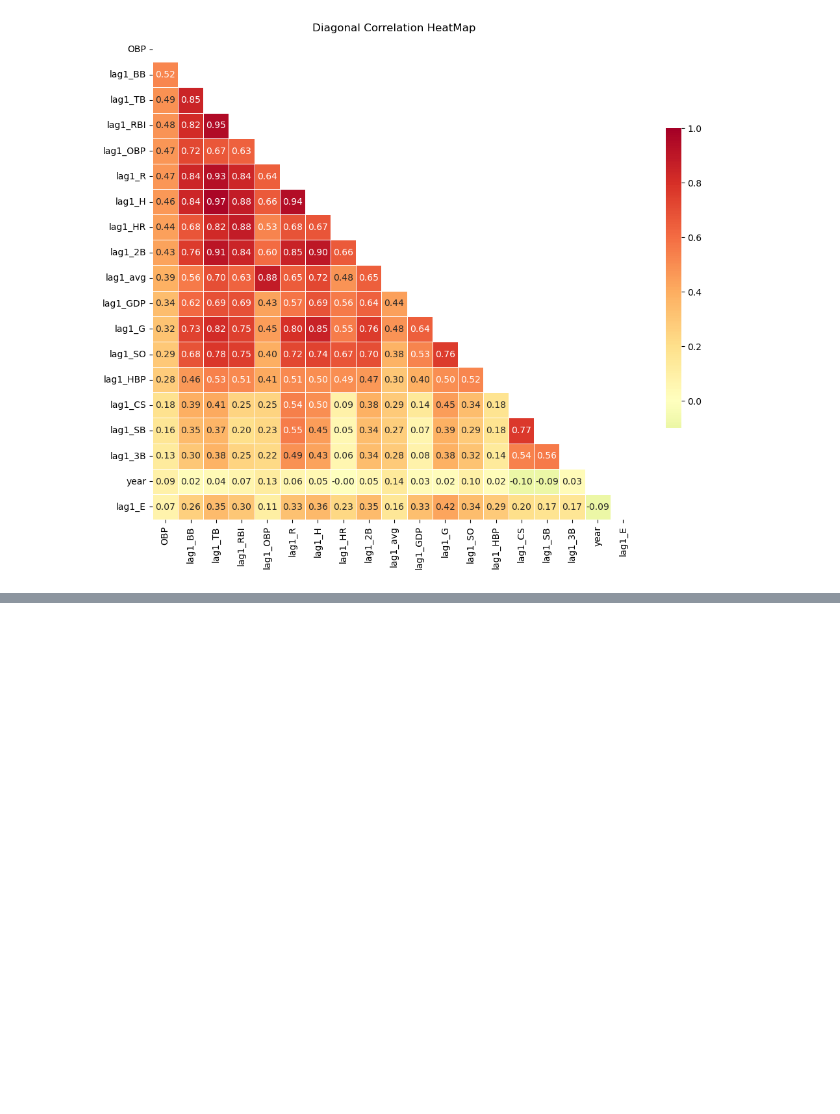
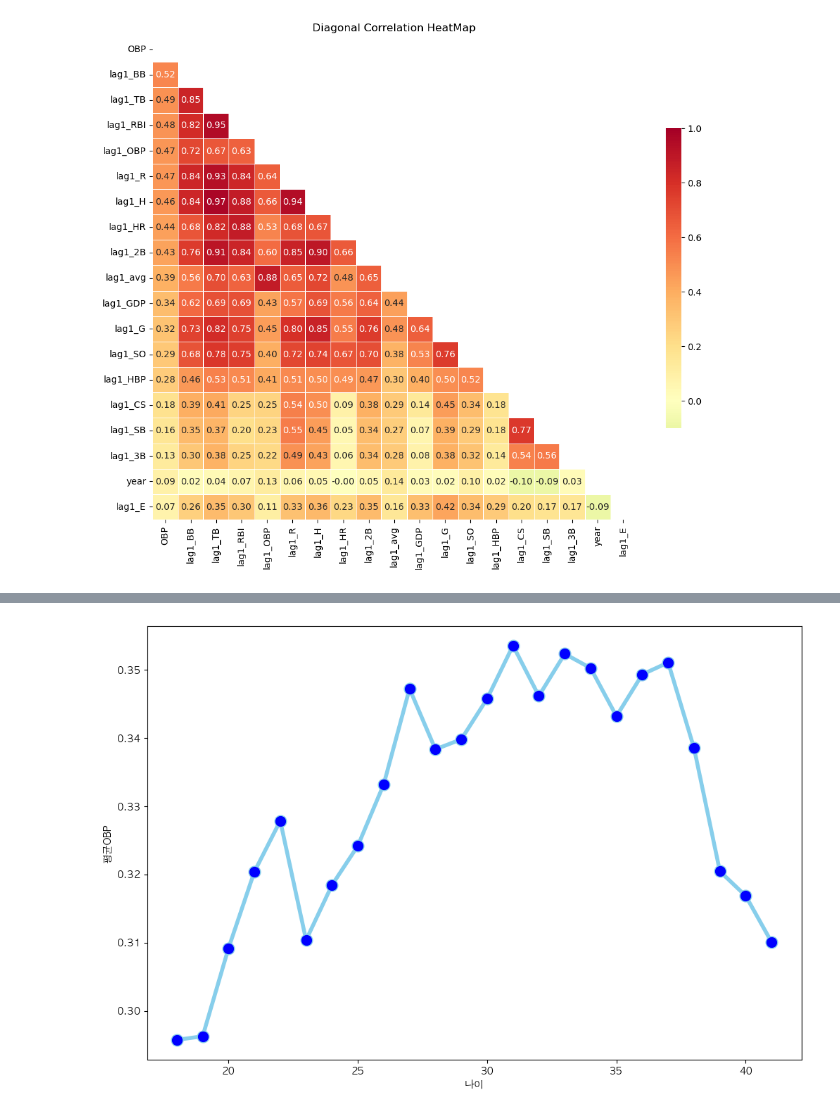
Before and after one commit to cwh1981/dao_solution, a Jupyter notebook: KBO/1.KBO.ipynb, the cells around one changed output, grey strips where cells are left out. Drawn from its saved outputs; the diff is of its cells as text; code cells hidden in the pictures; blank space fills up the shorter version.

```diff
--- a/KBO/1.KBO.ipynb
+++ b/KBO/1.KBO.ipynb
@@ -227,3 +228,11 @@ plt.title('Diagonal Correlation HeatMap')
 # %% [output]
 Text(0.5, 1.0, 'Diagonal Correlation HeatMap')
 [figure]
+# %%
+regular_season_df['SF'] = regular_season_df[['H', 'BB', 'HBP']].sum(axis=1) / regular_season_df['OBP'] - regular_season_df[['AB', 'BB', 'HBP']].sum(axis=1)
+regular_season_df['SF'].fillna(0, inplace=True)
+regular_season_df['SF'] = regular_season_df['SF'].apply(lambda  x : round(x, 0))
+
+regular_season_df['SF_1'] = regular_season_df['SF'] / regular_season_df['AB']
+regular_season_df_SF = regular_season_df[['batter_name', 'year', 'SF_1']]
+regular_season_df
@@ -229,0 +301,15 @@ Text(0.5, 1.0, 'Diagonal Correlation HeatMap')
+# %%
+regular_season_df['age'] = regular_season_df['year'] - regular_season_df['year_born'].apply(lambda x : int(x[:4]))
+
+temp_df = regular_season_df.loc[regular_season_df['AB'] >= 30].groupby('age').agg({'OBP':['mean', 'median']}).reset_index()
+temp_df.columns = temp_df.columns.droplevel()
+temp_df.columns = ['age', 'mean_OBP', 'median_OBP']
+
+plt.figure(figsize=(12,8))
+plt.plot('age', 'mean_OBP', data=temp_df, marker='o', markerfacecolor='blue',
+         markersize=12, color='skyblue', linewidth=4)
+plt.ylabel('평균OBP')
+plt.xlabel('나이')
+plt.show()
+# %% [output]
+[figure, added]
```
Also changed, not shown: parts of 4 cells of this notebook, 1 other file.
